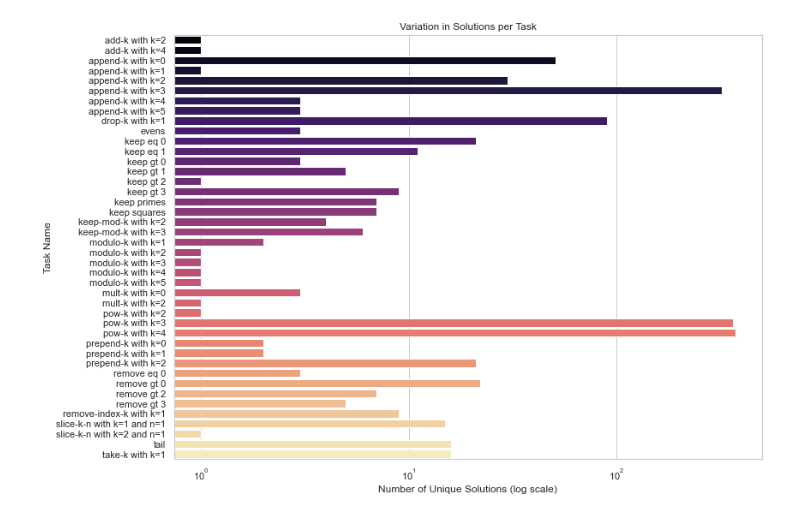
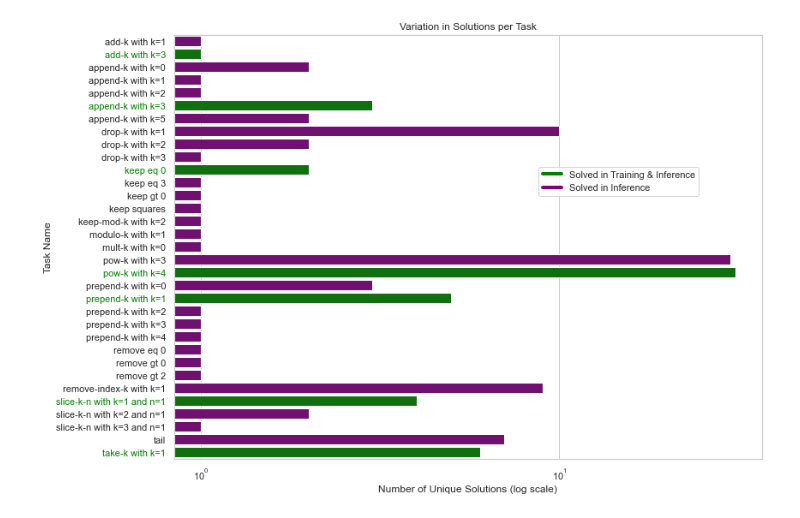
Before and after one commit to R1704/FlowCoder, a Jupyter notebook: src/analysis.ipynb, the cells around one changed output. Saved outputs shown, nothing was run; the diff lists cells and outputs as text; code cells hidden in the pictures.

```diff
--- a/src/analysis.ipynb
+++ b/src/analysis.ipynb
@@ -32,16 +36,28 @@ depth3_trained_on_48_tasks_random_seed_42_inference = 'depth_3_48_tasks2023-12-0
 # %%
 # Train Data
-filename_train = depth3_trained_on_48_tasks_random_seed_1704
-train_data = pd.read_csv(join(results_path, filename_train))
+filename_train = depth4_29
+train_data = pd.read_csv(join(results_path, f'{filename_train}.csv'))
 train_data = train_data[train_data['Mode'] != 'inference']
+
 train_data = train_data.sort_values('Task Name')
 
-train_tasks = train_data[train_data['Mode'] == 'e-step']['Task Name'].unique()
+if filename_train is depth4_29:
+    depth4_19_data = pd.read_csv(join(results_path, f'{depth4_19}.csv'))
+    depth4_19_data = depth4_19_data[depth4_19_data['Mode'] != 'inference']
+    depth4_19_train_tasks = depth4_19_data['Task Name'].unique()
+    train_tasks = list(depth4_19_train_tasks) + list(train_data['Task Name'].unique())
+
+    depth4_19_solved_tasks = depth4_19_data[depth4_19_data['Solved'] == True]['Task Name'].unique()
+    unique_solved_train = list(depth4_19_solved_tasks) + list(train_data[train_data['Solved'] == True]['Task Name'].unique())
+    unique_solved_train = list(set(unique_solved_train))
+else:
+    train_tasks = train_data['Task Name'].unique()
+    unique_solved_train = train_data[train_data['Solved'] == True]['Task Name'].unique()
+
 print(f'Trained on {len(train_tasks)} unique tasks:')
 # for t in train_tasks:
 #     print(f'\t{t}')
 
-unique_solved_train = train_data[train_data['Solved'] == True]['Task Name'].unique()
 print(f'solved {len(unique_solved_train)} unique tasks.')
 for t in unique_solved_train:
     print(f'\t{t}')
@@ -66,7 +82,7 @@ solved 33 unique tasks.
 # %%
 # Inference Data
-filename_inference = depth3_trained_on_48_tasks_random_seed_1704_inference
-inference_data = pd.read_csv(join(results_path, filename_inference))
+filename_inference = depth4_inference_all_after_training_on_29
+inference_data = pd.read_csv(join(results_path, f'{filename_inference}.csv'))
 
 inference_tasks = inference_data['Task Name'].unique()
 print(f'Inference on {len(inference_tasks)} unique tasks:')
@@ -103,0 +120,5 @@ print(solved_only_in_inference)
+# %%
+task = 'prepend-k with k=1'
+unique_task_solutions = inference_data[(inference_data['Solved'] == True) & (inference_data['Task Name'] == task)]['Program'].unique()
+print(f'found {len(unique_task_solutions)} unique solution(s) to task {task}')
+print(unique_task_solutions)
@@ -203,6 +260,6 @@ plot_correct_frequency(inference_data, filename_inference)
 # %%
 
-def plot_solution_variations(data, filename):
+def plot_solution_variations(data, filename, inference=False):
     # Filtering the data to include only the tasks that were solved
     solved_data = data[data['Solved'] == True]
 
@@ -213,7 +270,7 @@ def plot_solution_variations(data, filename):
     # Creating a bar plot
     plt.figure(figsize=(12, 8))
     colors = ['green' if task in unique_solved_train else 'purple' for task in solved_data['Task Name']]
-    barplot = sns.barplot(data=solved_data, x='Program', y='Task Name', palette=colors if filename == 'inference' else 'magma')
+    barplot = sns.barplot(data=solved_data, x='Program', y='Task Name', palette=colors if inference else 'magma')
 
     # Setting y-axis to logarithmic scale
     plt.xscale('log')
@@ -223,7 +280,7 @@ def plot_solution_variations(data, filename):
     plt.xlabel('Number of Unique Solutions (log scale)')
     plt.ylabel('Task Name')
     # plt.xticks(rotation=90)
-    if filename == 'inference':
+    if inference:
         # Coloring task name labels green if solved during training
         for label in barplot.get_yticklabels():
             if label.get_text() in train_tasks:
@@ -247,7 +304,7 @@ plot_solution_variations(train_data, filename_train)
 # %%
-plot_solution_variations(inference_data, filename_inference)
+plot_solution_variations(inference_data, filename_inference, inference=True)
 # %% [output]
-[figure, old version]
+[figure, new version]
 # %%
 # Function to draw curly brackets
 def draw_curly_bracket(x, y, width, height, orientation='up', ax=None):
```
Also changed, not shown: parts of 21 cells of this notebook, 58 other files.
